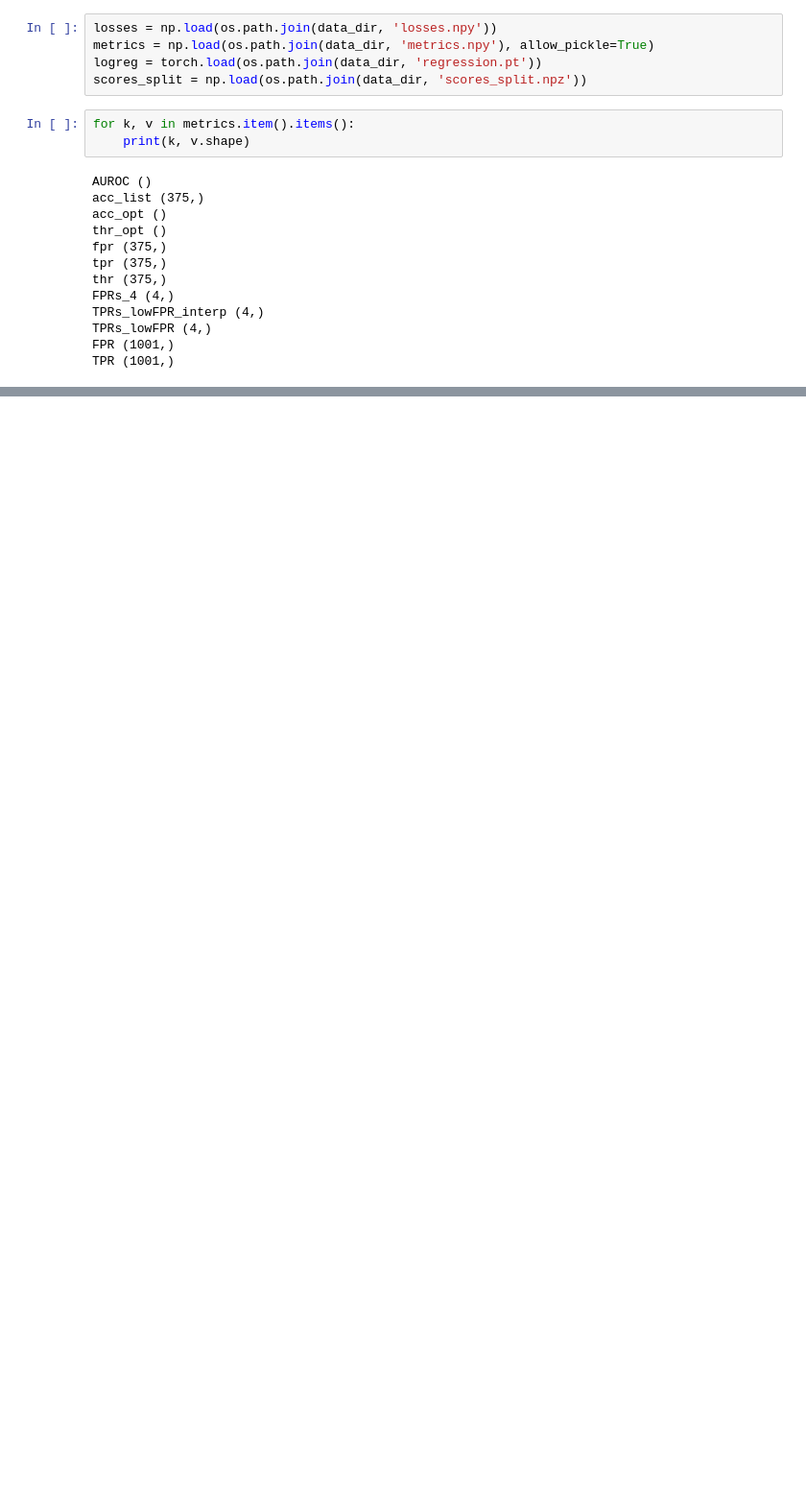
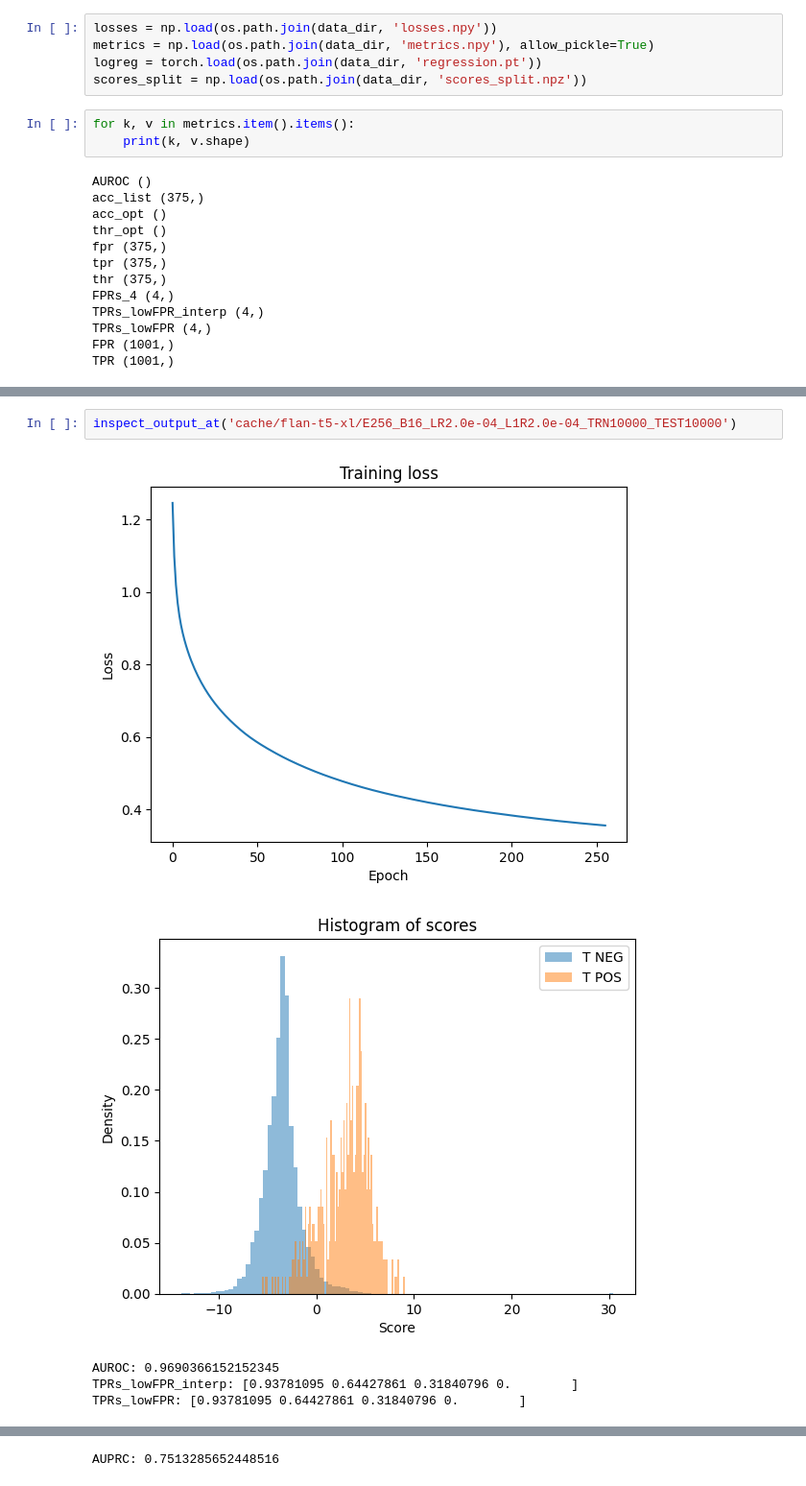
Before and after one commit to WhoTHU/detection_logits, a Jupyter notebook: visualizer.ipynb, the cells around one changed output, grey strips where cells are left out. Shown at 96% size. Drawn from its saved outputs; the diff is of its cells as text; blank space fills up the shorter version.

```diff
--- a/visualizer.ipynb
+++ b/visualizer.ipynb
@@ -112,0 +165,8 @@ TPRs_lowFPR: [0.90721649 0.54381443 0.21649485 0.06701031]
+# %%
+inspect_output_at('cache/flan-t5-xl/E256_B16_LR2.0e-04_L1R2.0e-04_TRN10000_TEST10000')
+# %% [output]
+[figure, added]
+[figure, added]
+AUROC: 0.9690366152152345
+TPRs_lowFPR_interp: [0.93781095 0.64427861 0.31840796 0.        ]
+TPRs_lowFPR: [0.93781095 0.64427861 0.31840796 0.        ]
@@ -112,0 +174 @@ TPRs_lowFPR: [0.90721649 0.54381443 0.21649485 0.06701031]
+AUPRC: 0.7513285652448516
```
Also changed, not shown: parts of 9 cells of this notebook, 3 other files.
